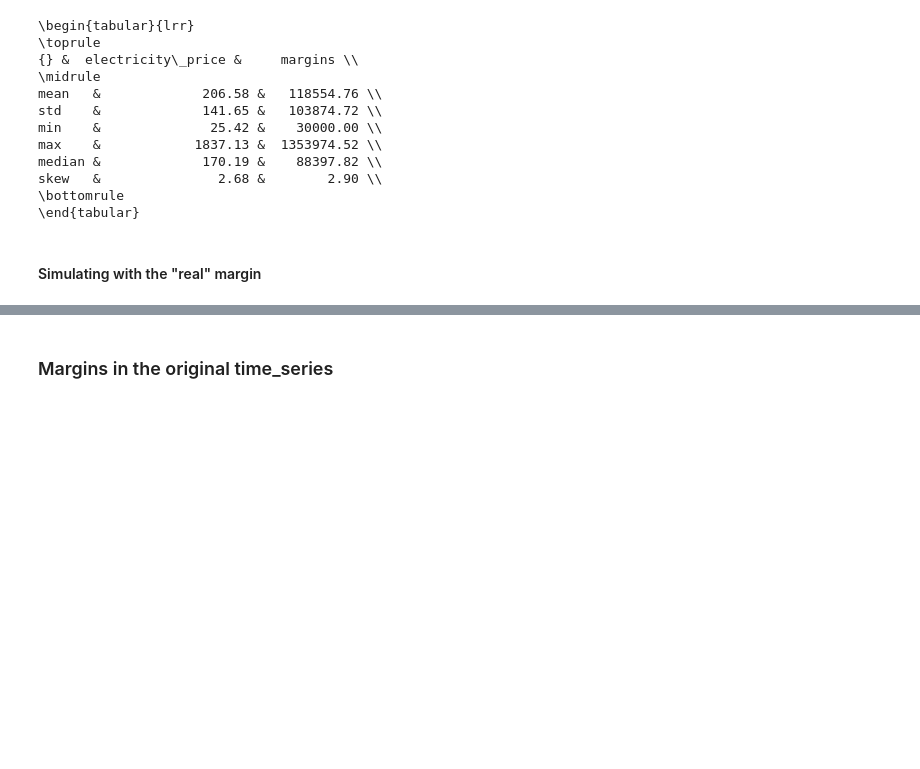
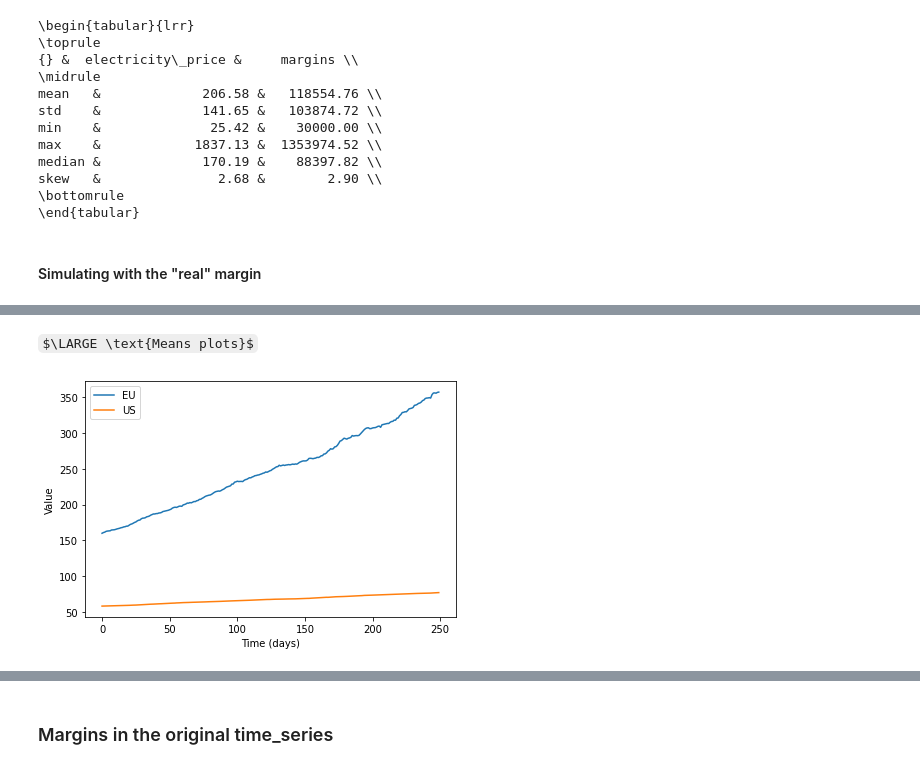
Before and after one commit to igseg/power_markets, a Jupyter notebook: Code.ipynb, the cells around one changed output, grey strips where cells are left out. Drawn from its saved outputs; the diff is of its cells as text; code cells hidden in the pictures; some formulas as TeX source; blank space fills up the shorter version.

```diff
--- a/Code.ipynb
+++ b/Code.ipynb
@@ -1308,0 +1687,13 @@ plt.show()
+# %% [markdown]
+$\LARGE \text{Means plots}$
+# %%
+plt.plot(prices_eu.mean(axis = 0)[255:], label = 'EU')
+plt.plot(prices_us.mean(axis = 0)[255:],label = 'US')
+plt.xlabel('Time (days)')
+plt.ylabel('Value')
+plt.legend()
+plt.tight_layout()
+plt.savefig('Figures/avg_price_simulation.pdf')
+plt.show()
+# %% [output]
+[figure, added]
```
Also changed, not shown: parts of 26 cells of this notebook.
